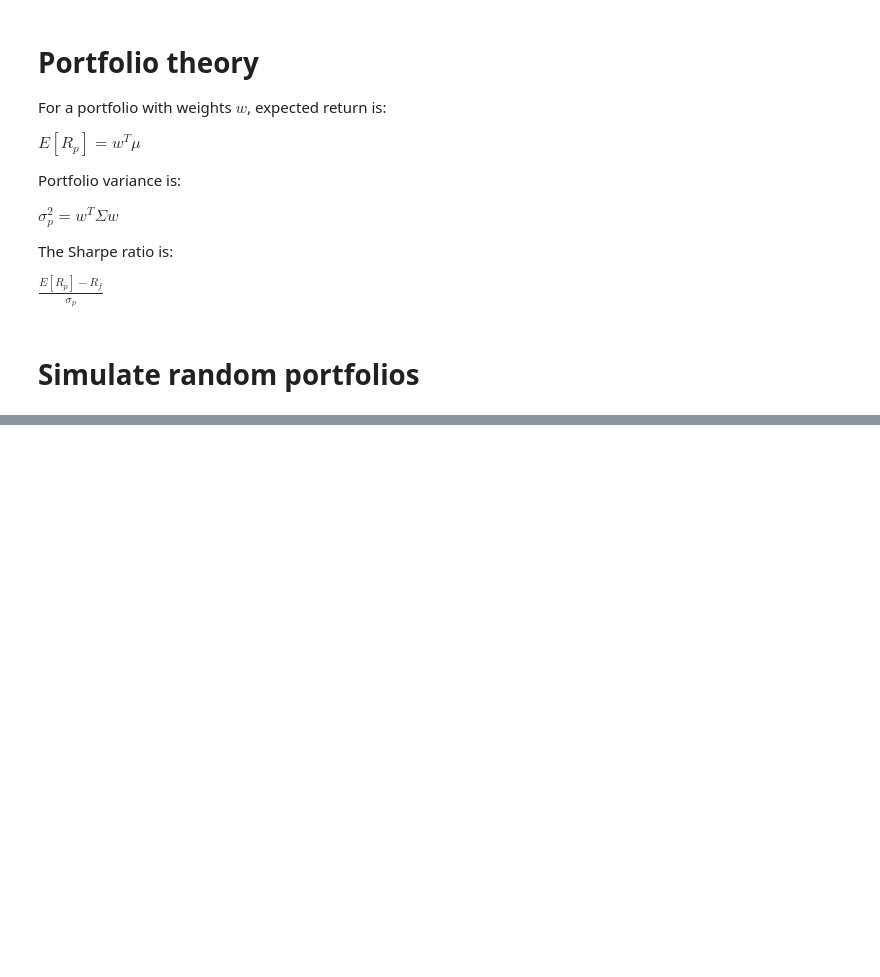
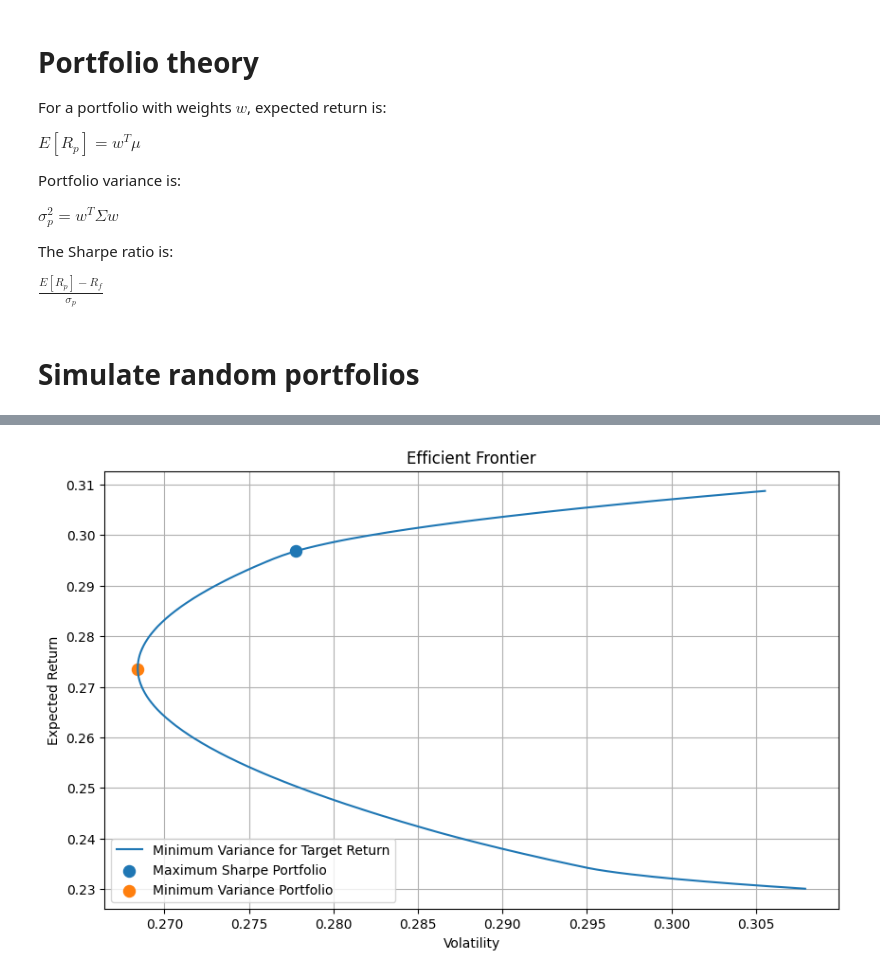
Before and after one commit to nitheesh-dharma/portfolio-optimisation, a Jupyter notebook: Portfolio-optimisation.ipynb, the cells around one changed output, grey strips where cells are left out. Cells and saved outputs as stored; diff of their text form; code cells hidden in the pictures; blank space fills up the shorter version.

```diff
--- a/Portfolio-optimisation.ipynb
+++ b/Portfolio-optimisation.ipynb
@@ -104,0 +250,60 @@ results_df.head()
+# %%
+# Generate 500 target returns between the minimum and maximum returns from the random portfolios
+target_returns = np.linspace(
+    mean_returns.min(),
+    mean_returns.max(),
+    500
+)
+
+# Array to store the efficient frontier volatilities and returns
+efficient_volatilities = []
+efficient_returns = []
+
+#  Iterate through each target return
+for target in target_returns:
+    # Use equality constraints to ensure weights sum to 1 and the portfolio return equals the target return
+    constraints = (
+        {"type": "eq", "fun": lambda weights: np.sum(weights) - 1},
+        {"type": "eq", "fun": lambda weights, target=target: np.dot(weights, mean_returns) - target}
+    )
+
+    # Optimize for minimum volatility using SLSQP method
+    result = minimize(
+        portfolio_volatility,
+        initial_weights,
+        args=(mean_returns, cov_matrix),
+        method="SLSQP",
+        bounds=bounds,
+        constraints=constraints
+    )
+    # Append the resulting volatility and return to the efficient frontier lists if optimization was successful
+    if result.success:
+        efficient_volatilities.append(result.fun)
+        efficient_returns.append(target)
+
+# Plot the efficient frontiers
+plt.figure(figsize=(10, 6))
+plt.plot(efficient_volatilities, efficient_returns, label="Minimum Variance for Target Return")
+plt.scatter(
+    max_sharpe_volatility,
+    max_sharpe_return,
+    marker=".",
+    s=300,
+    label="Maximum Sharpe Portfolio"
+)
+# Highlight the optimal portfolios for minimum variance
+plt.scatter(
+    min_var_volatility,
+    min_var_return,
+    marker=".",
+    s=300,
+    label="Minimum Variance Portfolio"
+)
+plt.xlabel("Volatility")
+plt.ylabel("Expected Return")
+plt.title("Efficient Frontier")
+plt.legend()
+plt.grid(True)
+plt.show()
+# %% [output]
+[figure, added]
```
Also changed, not shown: parts of 13 cells of this notebook.
